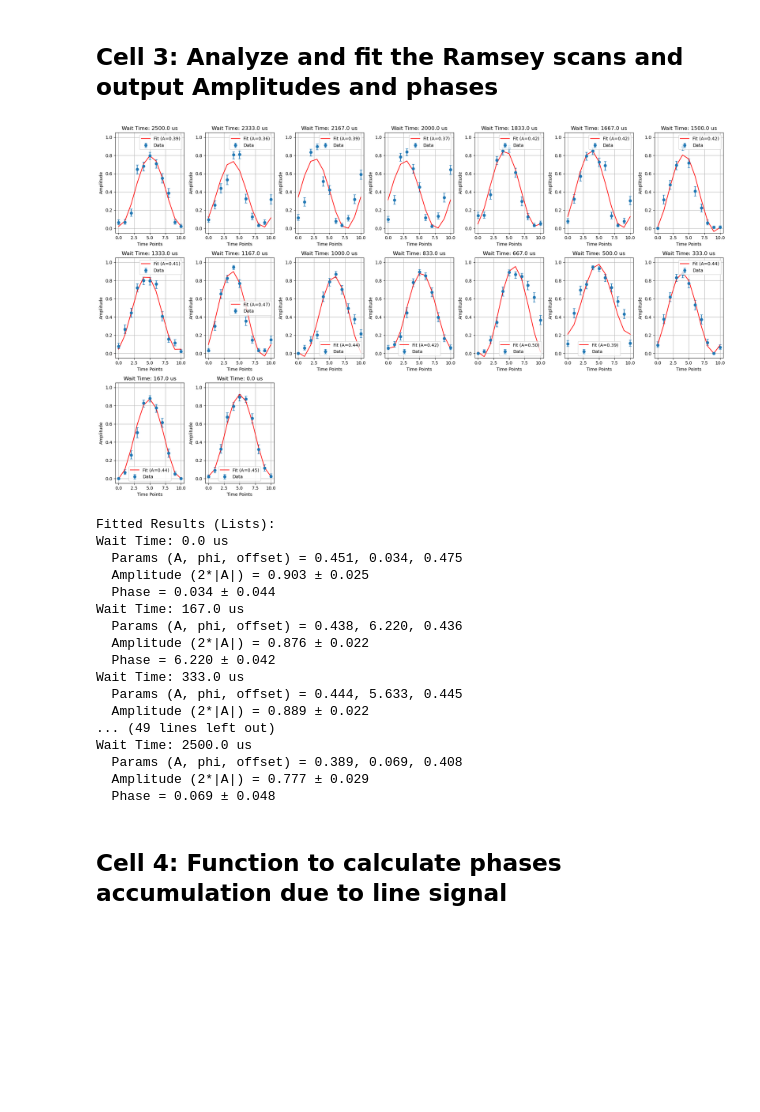
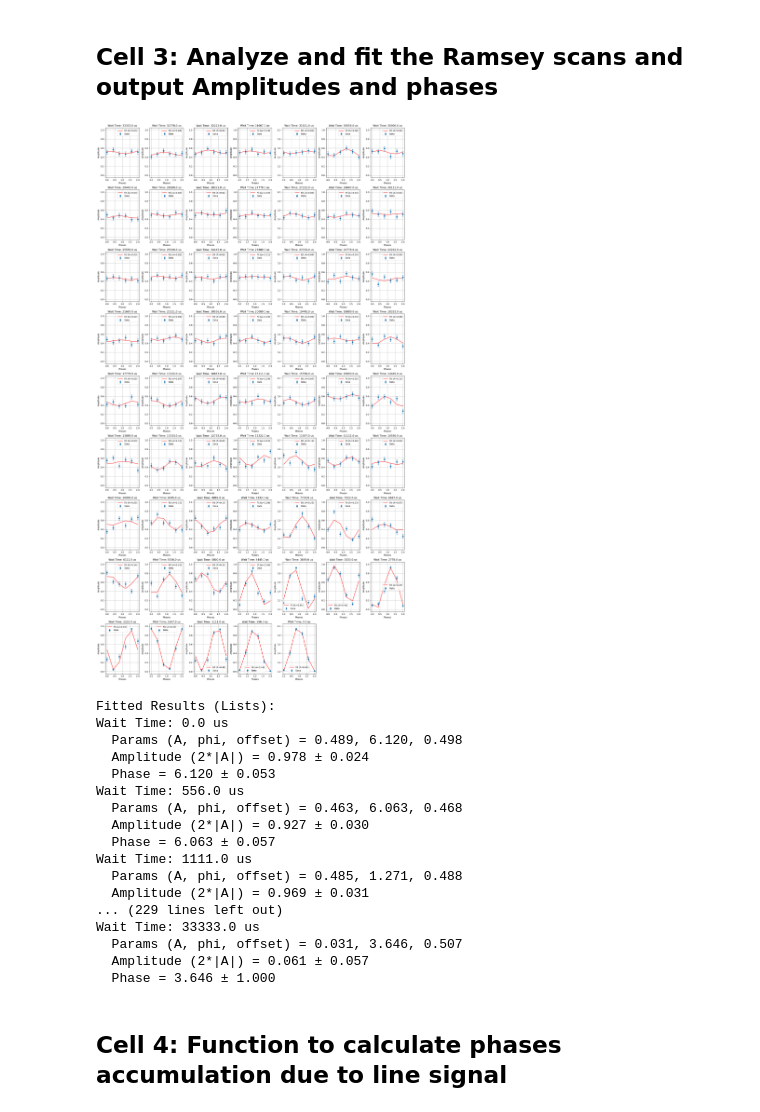
Before and after one commit to GauravTathed/PhD_python_scripts, a Jupyter notebook: Line_signal_compensation/Line_signal_compensation_bussed_ramsey.ipynb, the cells around one changed output. Saved outputs shown, nothing was run; the diff lists cells and outputs as text; code cells hidden in the pictures; blank space fills up the shorter version.

```diff
--- a/Line_signal_compensation/Line_signal_compensation_bussed_ramsey.ipynb
+++ b/Line_signal_compensation/Line_signal_compensation_bussed_ramsey.ipynb
@@ -235,8 +235,8 @@ def parse_log_file_for_pair(log_path, target_transitions, LT_comp: bool):
 # -----------------------
 # Run Cell 1
 # -----------------------
-LT_comp = True  # Set to True to use Comp True datetimes instead of Comp False
-target_transitions = [[0,4, -1], [0,2,0]]
+LT_comp = False  # Set to True to use Comp True datetimes instead of Comp False
+target_transitions = [[0,4, -2], [0,2,0]]
 target_date_times, mean_dev = parse_log_file_for_pair(log_path, target_transitions, LT_comp = LT_comp)
 if len(target_date_times) == 0:
     raise ValueError(f"No datetimes found in log for transition pair: {target_transitions}")
@@ -464,12 +480,14 @@ def sine_function(t, A, phi, offset):
     return A * np.cos(2 * np.pi/10 * t - phi - np.pi) + offset
 
 def fit_sine_curve(ket_data, lower_error, upper_error):
-    if len(ket_data) == 5:
-        t = 2*np.arange(len(ket_data))
-    else:
-        t = np.arange(len(ket_data))
+    # if len(ket_data) == 5:
+    #     t = 2*np.arange(len(ket_data))
+    # else:
+    #     t = np.arange(len(ket_data))
+    t = np.linspace(0, 10, len(ket_data))  # Normalize t to span one full period (0 to 10)
     valid_indices = ~np.isnan(ket_data) & ~np.isnan(lower_error) & ~np.isnan(upper_error)
     t_valid = t[valid_indices]
+    # print(t_valid)
     ket_data_valid = np.array(ket_data)[valid_indices]
     lower_error_valid = np.array(lower_error)[valid_indices]
     upper_error_valid = np.array(upper_error)[valid_indices]
@@ -570,10 +588,10 @@ def plot_sine_fits_in_lists(wait_time_list,
         le = lower_error_list[::-1][i]
         ue = upper_error_list[::-1][i]
 
-        t = np.arange(len(kd))
+        t = np.linspace(0, 10, len(kd))  # Normalize t to span one full period (0 to 10)
         ax = axes[i]
         ax.errorbar(
-            t,
+            np.array(t)*2/10,
             kd,
             yerr=[abs(le), abs(ue)],
             fmt='o',
@@ -587,10 +605,10 @@ def plot_sine_fits_in_lists(wait_time_list,
             A, phi, offset = fit_params_list[::-1][i]
             if A is not None:
                 fit_curve = sine_function(t, A, phi, offset)
-                ax.plot(t, fit_curve, color='red', label=f'Fit (A={A:.2f})')
+                ax.plot(np.array(t)*2/10, fit_curve, color='red', label=f'Fit (A={A:.2f})')
 
         ax.set_title(f'Wait Time: {wt} us')
-        ax.set_xlabel('Time Points')
+        ax.set_xlabel('Phases')
         ax.set_ylim(-0.05, 1.05)
         ax.set_ylabel('Amplitude')
         ax.grid()
@@ -617,51 +635,51 @@ wait_time_list_for_fit = processed_wait_times
     fit_phases_list,
     fit_phase_errors_list
 ) = fit_all_wait_times_to_sine_in_lists(
     wait_time_list_for_fit,
     ket_data_list,
     lower_error_list,
     upper_error_list
 )
 
 plot_sine_fits_in_lists(
     wait_time_list_for_fit,
     ket_data_list,
     lower_error_list,
     upper_error_list,
     fit_wait_times_list,
     fit_params_list
 )
 
 print("\nFitted Results (Lists):")
 for i, wt in enumerate(fit_wait_times_list):
     A, phi, offset = fit_params_list[i]
     amp = fit_amplitudes_list[i]
     amp_err = fit_amplitude_errors_list[i]
     phase = fit_phases_list[i]
     phase_err = fit_phase_errors_list[i]
     print(f"Wait Time: {wt} us")
     print(f"  Params (A, phi, offset) = {A:.3f}, {phi:.3f}, {offset:.3f}")
     print(f"  Amplitude (2*|A|) = {amp:.3f} ± {amp_err:.3f}")
     print(f"  Phase = {phase:.3f} ± {phase_err:.3f}")
 # %% [output]
-[figure, old version]
+[figure, new version]
 Fitted Results (Lists):
 Wait Time: 0.0 us
-  Params (A, phi, offset) = 0.451, 0.034, 0.475
-  Amplitude (2*|A|) = 0.903 ± 0.025
-  Phase = 0.034 ± 0.044
-Wait Time: 167.0 us
-  Params (A, phi, offset) = 0.438, 6.220, 0.436
-  Amplitude (2*|A|) = 0.876 ± 0.022
-  Phase = 6.220 ± 0.042
-Wait Time: 333.0 us
-  Params (A, phi, offset) = 0.444, 5.633, 0.445
-  Amplitude (2*|A|) = 0.889 ± 0.022
-... (49 lines left out)
-Wait Time: 2500.0 us
-  Params (A, phi, offset) = 0.389, 0.069, 0.408
-  Amplitude (2*|A|) = 0.777 ± 0.029
-  Phase = 0.069 ± 0.048
+  Params (A, phi, offset) = 0.489, 6.120, 0.498
+  Amplitude (2*|A|) = 0.978 ± 0.024
+  Phase = 6.120 ± 0.053
+Wait Time: 556.0 us
+  Params (A, phi, offset) = 0.463, 6.063, 0.468
+  Amplitude (2*|A|) = 0.927 ± 0.030
+  Phase = 6.063 ± 0.057
+Wait Time: 1111.0 us
+  Params (A, phi, offset) = 0.485, 1.271, 0.488
+  Amplitude (2*|A|) = 0.969 ± 0.031
+... (229 lines left out)
+Wait Time: 33333.0 us
+  Params (A, phi, offset) = 0.031, 3.646, 0.507
+  Amplitude (2*|A|) = 0.061 ± 0.057
+  Phase = 3.646 ± 1.000
 # %% [markdown]
 ## Cell 4: Function to calculate phases accumulation due to line signal
 # %%
```
Also changed, not shown: parts of 12 cells of this notebook, 47 other files.
